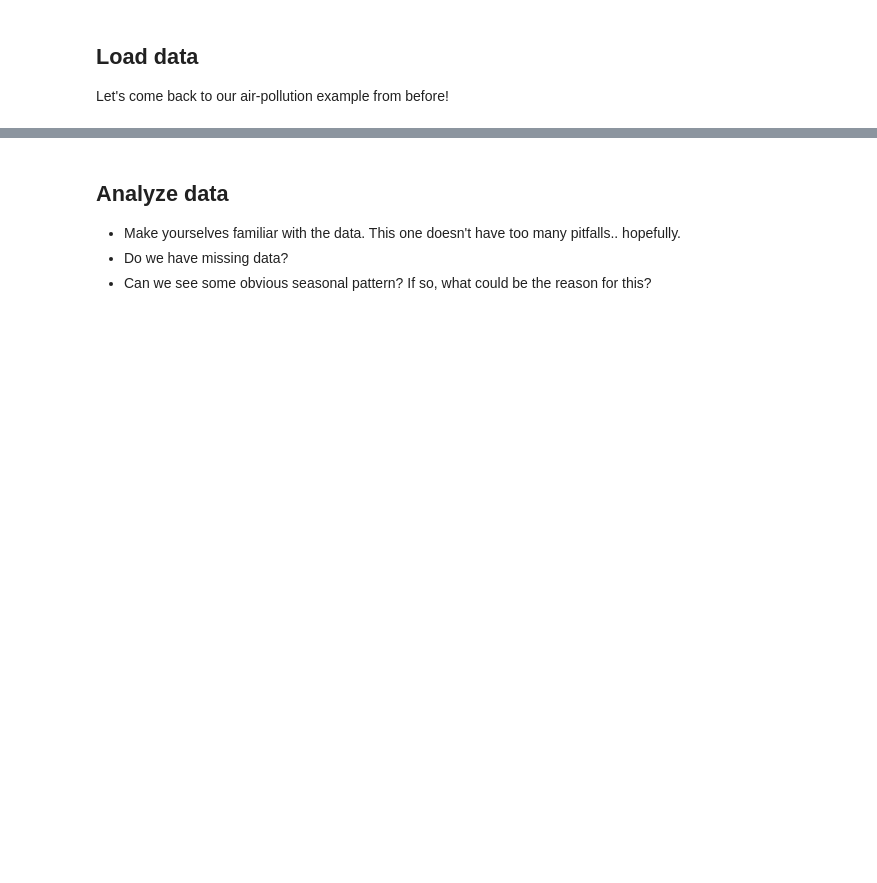
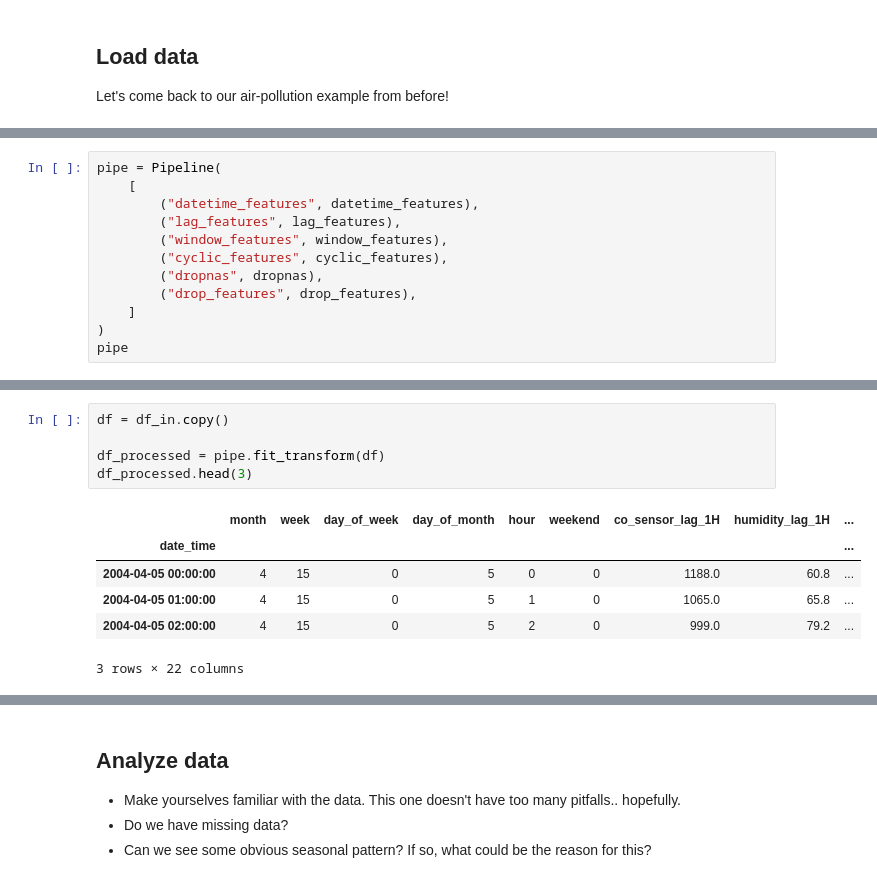
Before and after one commit to WeinbergMalte/timeseries-forecasting-workshop, a Jupyter notebook: notebooks/07-multi-step-ahead-forecasting.ipynb, the cells around one changed output, grey strips where cells are left out. Drawn from its saved outputs; the diff is of its cells as text; blank space fills up the shorter version.

```diff
--- a/notebooks/07-multi-step-ahead-forecasting.ipynb
+++ b/notebooks/07-multi-step-ahead-forecasting.ipynb
@@ -52,0 +102,12 @@ df_in.head()
+# %%
+pipe = Pipeline(
+    [
+        ("datetime_features", datetime_features),
+        ("lag_features", lag_features),
+        ("window_features", window_features),
+        ("cyclic_features", cyclic_features),
+        ("dropnas", dropnas),
+        ("drop_features", drop_features),
+    ]
+)
+pipe
@@ -52,0 +135,12 @@ df_in.head()
+# %%
+df = df_in.copy()
+
+df_processed = pipe.fit_transform(df)
+df_processed.head(3)
+# %% [output]
+|  | month | week | day_of_week | day_of_month | hour | weekend | co_sensor_lag_1H | humidity_lag_1H | ... |
+| date_time |  |  |  |  |  |  |  |  | ... |
+| 2004-04-05 00:00:00 | 4 | 15 | 0 | 5 | 0 | 0 | 1188.0 | 60.8 | ... |
+| 2004-04-05 01:00:00 | 4 | 15 | 0 | 5 | 1 | 0 | 1065.0 | 65.8 | ... |
+| 2004-04-05 02:00:00 | 4 | 15 | 0 | 5 | 2 | 0 | 999.0 | 79.2 | ... |
+3 rows × 22 columns
```
Also changed, not shown: parts of 10 cells of this notebook, 9 other files.
